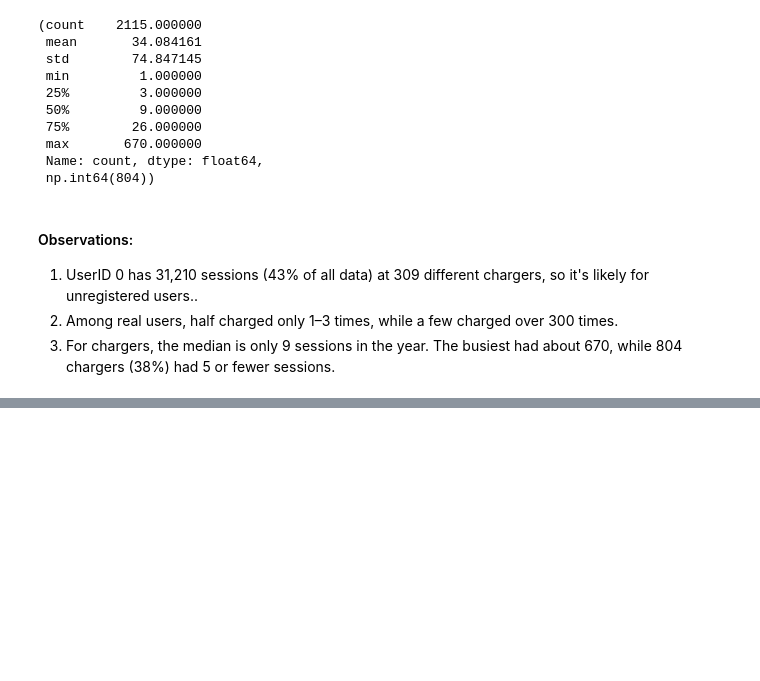
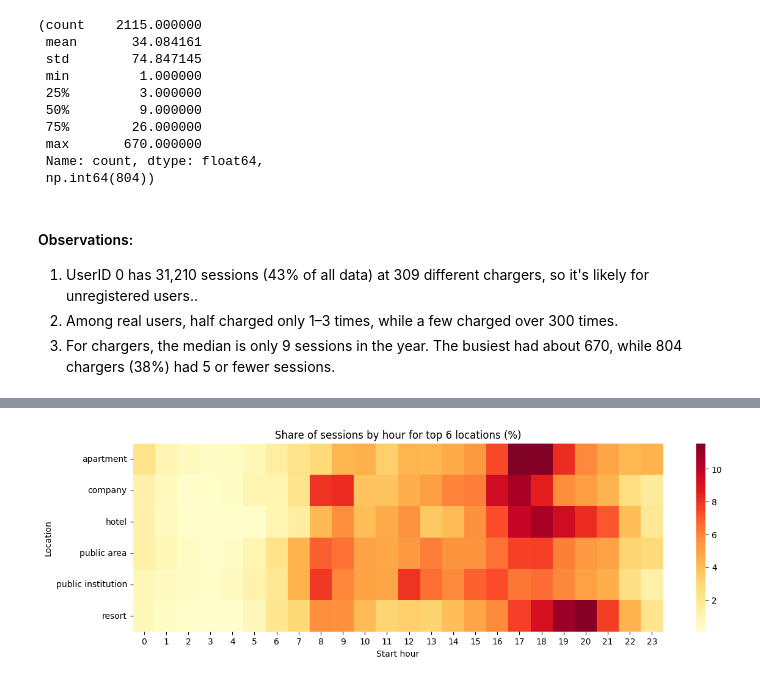
Before and after one commit to vishnu-kashyap-k/ev-charging-demand-prediction, a Jupyter notebook: notebooks/04b_eda_trend_multivariate.ipynb, the cells around one changed output, grey strips where cells are left out. Cells and saved outputs as stored; diff of their text form; code cells hidden in the pictures; blank space fills up the shorter version.

```diff
--- a/notebooks/04b_eda_trend_multivariate.ipynb
+++ b/notebooks/04b_eda_trend_multivariate.ipynb
@@ -147,0 +147,7 @@ charger_sessions.describe(), (charger_sessions<=5).sum()
+# %%
+# Getting top locations and then locations and hour wise % of sessions.
+top6= df['Location'].value_counts().head(6).index
+df_top= df[df['Location'].isin(top6)]
+
+loc_hour= pd.crosstab(df_top['Location'], df_top['Hour'], normalize='index')*100
+loc_hour.round(1)
@@ -147,0 +164,10 @@ charger_sessions.describe(), (charger_sessions<=5).sum()
+# %%
+# Plotting the heatmap for the location and hour wise % of sessions
+plt.figure(figsize=(14, 4))
+sns.heatmap(loc_hour, cmap='YlOrRd')
+plt.title('Share of sessions by hour for top 6 locations (%)')
+plt.xlabel('Start hour')
+plt.ylabel('Location')
+plt.show()
+# %% [output]
+[figure, added]
```
Also changed, not shown: parts of 13 cells of this notebook, 1 other file.
